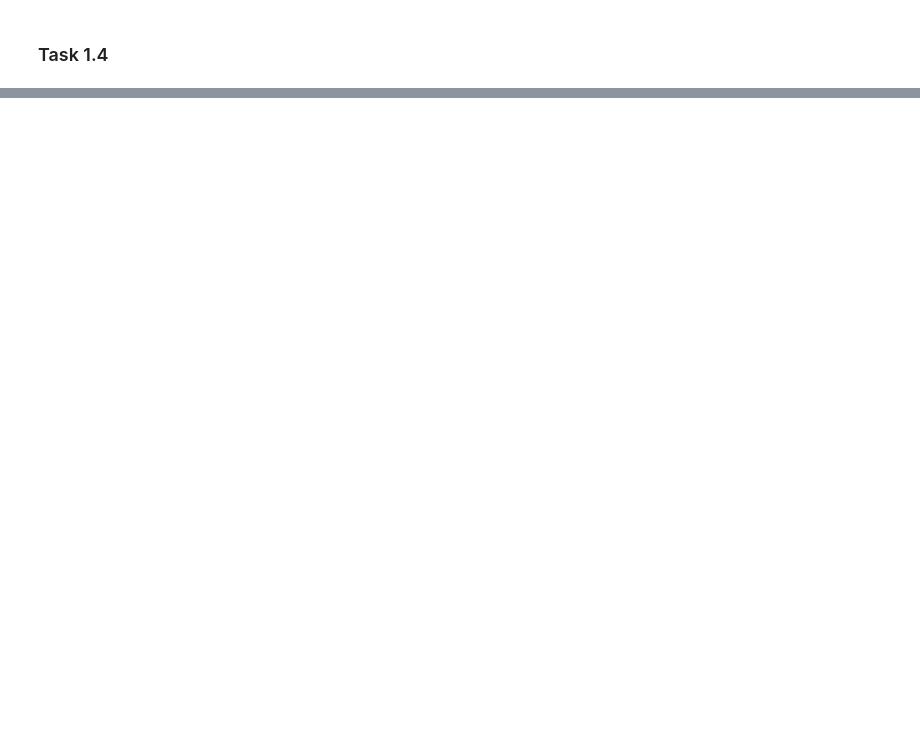
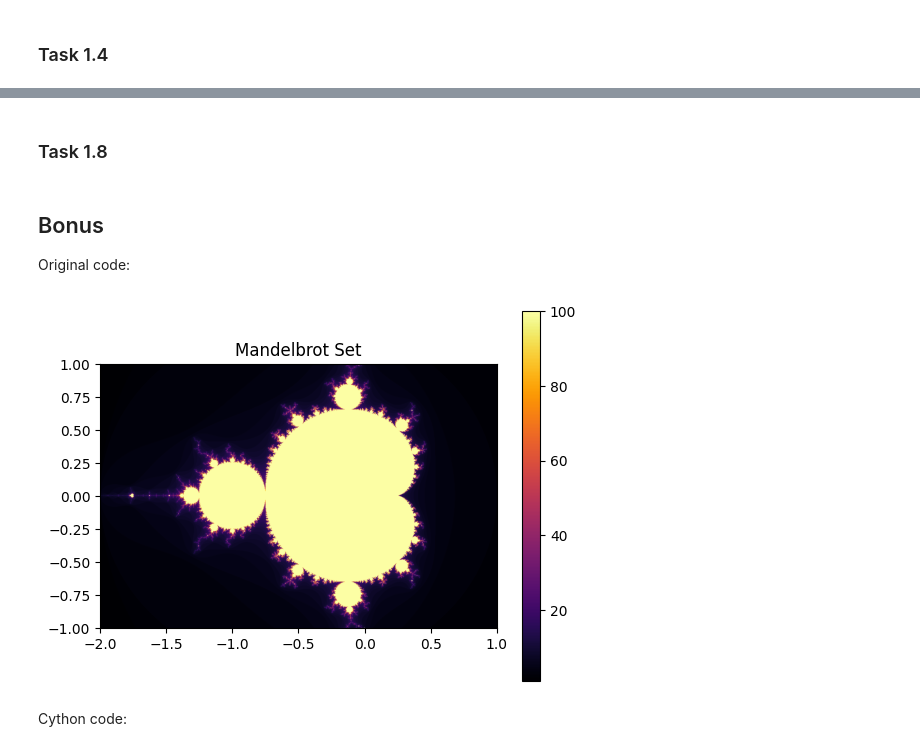
Before and after one commit to KthKittySquad/hpc, a Jupyter notebook: A3/assignment3.ipynb, the cells around one changed output, grey strips where cells are left out. Cells and saved outputs as stored; diff of their text form; code cells hidden in the pictures; blank space fills up the shorter version.

```diff
--- a/A3/assignment3.ipynb
+++ b/A3/assignment3.ipynb
@@ -162,0 +367,46 @@ plt.show()
+# %% [markdown]
+### Task 1.8
+# %% [markdown]
+## Bonus
+Original code:
+# %%
+def mandelbrot(c, max_iter=100):
+    """Computes the number of iterations before divergence."""
+    z = 0
+    for n in range(max_iter):
+        if abs(z) > 2:
+            return n
+        z = z * z + c
+    return max_iter
+
+
+def mandelbrot_set(width, height, x_min, x_max, y_min, y_max, max_iter=100):
+    """Generates the Mandelbrot set image."""
+    x_vals = np.linspace(x_min, x_max, width)
+    y_vals = np.linspace(y_min, y_max, height)
+    image = np.zeros((height, width))
+
+    for i in range(height):
+        for j in range(width):
+            c = complex(x_vals[j], y_vals[i])
+            image[i, j] = mandelbrot(c, max_iter)
+
+    return image
+
+
+# Parameters
+width, height = 1000, 800
+x_min, x_max, y_min, y_max = -2, 1, -1, 1
+
+# Generate fractal
+image = mandelbrot_set(width, height, x_min, x_max, y_min, y_max)
+
+# Display
+plt.imshow(image, cmap="inferno", extent=[x_min, x_max, y_min, y_max])
+plt.colorbar()
+plt.title("Mandelbrot Set")
+plt.show()
+# %% [output]
+[figure, added]
+# %% [markdown]
+Cython code:
```
Also changed, not shown: parts of 12 cells of this notebook, 3 other files.
